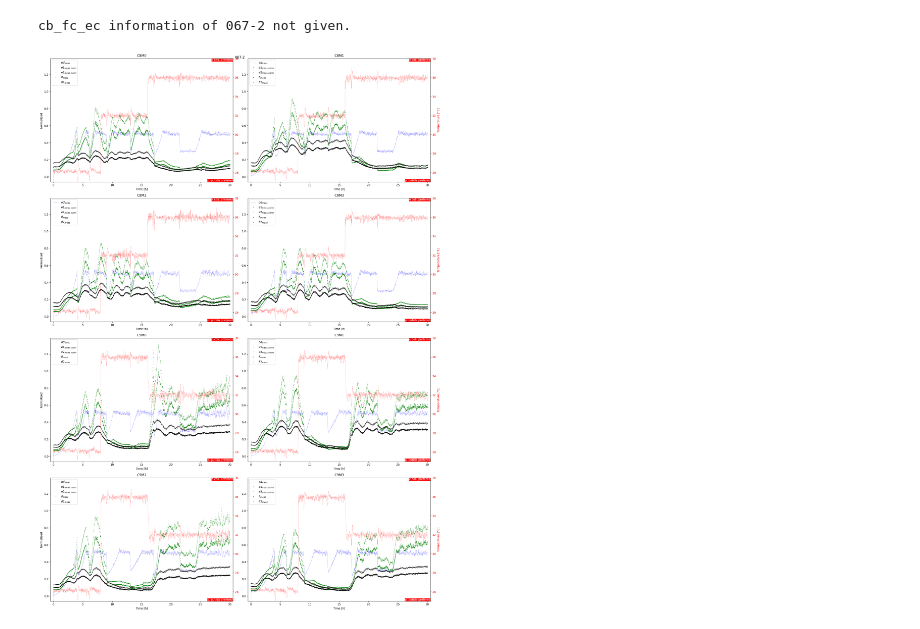
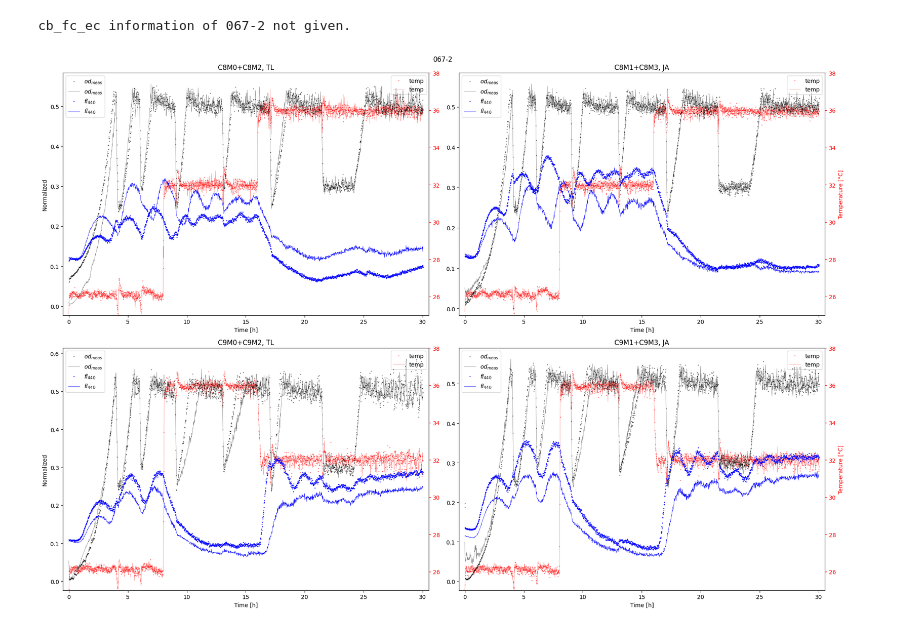
Before and after one commit to Janmorlock/PopEst, a Jupyter notebook: ScrapScript.ipynb, the cells around one changed output. Saved outputs shown, nothing was run; the diff lists cells and outputs as text; code cells hidden in the pictures.

```diff
--- a/ScrapScript.ipynb
+++ b/ScrapScript.ipynb
@@ -37,19 +37,20 @@ import os
 # SPECIFY DATA
 data_name = '067-2'
 cbParam = CbDataParam(data_name)
-cbParam.sampcycle = np.array([[0,1800] for i in range(cbParam.n_reactors)])
+# cbParam.sampcycle = np.array([[0,1800] for i in range(cbParam.n_reactors)])
 cbData = CbData(cbParam.path, cbParam.file_ind, cbParam.sampcycle, cbParam.n_reactors)
 
 parameters = Params().default
 
 # ANALYSIS
-# cbParam.n_reactors = 1
+cbParam.n_reactors = 4
+cbParam.titles = ['C8M0+C8M2, TL', 'C8M1+C8M3, JA', '', '', 'C9M0+C9M2, TL' ,'C9M1+C9M3, JA']
 b1_max = max(max(cbData.b1[j]) for j in range(cbParam.n_reactors))
 e1_max = max(max(cbData.b1[j]*cbData.fl[j]) for j in range(cbParam.n_reactors))
 n_rows = math.ceil(cbParam.n_reactors/2)
 n_culumns = 2 if cbParam.n_reactors > 1 else 1
 matplotlib.style.use('default')
-fig, ax = plt.subplots(n_rows,n_culumns,sharey='all')
+fig, ax = plt.subplots(n_rows,n_culumns)
 fig.set_figheight(n_rows*7)
 fig.set_figwidth(n_culumns*10)
 if n_culumns == 1:
@@ -60,59 +61,56 @@ for j in range(cbParam.n_reactors):
     r = j//2
     c = j%2
     # j = 1
+    if j > 1:
+        j += 2
 
     axr = ax[r][c].twinx()
     ax[r][c].set_zorder(2)
     axr.set_zorder(1)
     ax[r][c].patch.set_visible(False)
+    p1_tot = np.add.accumulate(cbData.p1[j])
+    p2_tot = np.add.accumulate(cbData.p2[j])
 
-    axr.plot(cbData.time_h[j],cbData.temp[j],'--r',lw=0.5, alpha=0.5)
+    axr.plot(cbData.time_h[j],cbData.temp[j],'.r',markersize = 1.5, alpha=0.5, label = 'temp')
+    axr.plot(cbData.time_h[j+2],cbData.temp[j+2],'r',lw=0.5, alpha=0.5, label = 'temp')
     # axr.plot(cbData.time_h[j],cbData.temp_sp[j],'r',lw=0.5, alpha=1, label = 'temp_sp')
     # axr.plot(cbData.time_h[j],cbData.temp_ext[j],'b',lw=0.5, alpha=1, label = 'temp_ext')
     # axr.plot(cbData.time_h[j],cbData.temp_int[j],'m',lw=0.5, alpha=1, label = 'temp_int')
     # ax[r][c].plot(cbData.time_h[j],cbData.hr[j]*100,'k',lw=0.5, alpha=0.5, label = '$hr_{meas}*100$')
-    ax[r][c].plot(cbData.time_h[j],cbData.od[j],'--b', lw=0.5, alpha=0.5, label = '$od_{meas}$')
-    ax[r][c].plot(cbData.time_h[j],cbData.fl[j]*cbData.b1[j]/e1_max,'.g',markersize = 1.5, label = '$e1_{meas,norm}$')
-    ax[r][c].plot(cbData.time_h[j],cbData.fl2[j]*cbData.b1[j]/e1_max,'.g',alpha = 0.5, markersize = 1.5, label = '$e2_{meas,norm}$')
-    # ax[r][c].plot(cbData.time_h[j],cbData.b1[j]/b1_max,'.b',markersize = 1, label = '$b1_{meas,norm}$')
-    ax[r][c].plot(cbData.time_h[j],cbData.fl[j],'.k',markersize = 1.5, alpha = 1, label = '$fl_{meas}$')
-    ax[r][c].plot(cbData.time_h[j],cbData.fl2[j],'.k',markersize = 1.5, alpha = 0.5, label = '$fl2_{meas}$')
+    ax[r][c].plot(cbData.time_h[j],cbData.od[j],'.k', markersize = 1.5, alpha=0.5, label = '$od_{meas}$')
+    ax[r][c].plot(cbData.time_h[j+2],cbData.od[j+2],'k', lw=0.5, alpha=0.5, label = '$od_{meas}$')
+    # ax[r][c].plot(cbData.time_h[j],cbData.fl[j]*cbData.b1[j]/e1_max,'.g',markersize = 1.5, label = '$e1_{meas,norm}$')
+    # ax[r][c].plot(cbData.time_h[j],cbData.fl2[j]*cbData.b1[j]/e1_max,'.g',alpha = 0.5, markersize = 1.5, label = '$e2_{meas,norm}$')
+    ax[r][c].plot(cbData.time_h[j],cbData.fl[j],'.', color = '#0000ff',markersize = 1.5, alpha = 1, label = '$fl_{440}$')
+    # ax[r][c].plot(cbData.time_h[j],cbData.fl2[j],'.', color = '#00a9ff',markersize = 1.5, alpha = 1, label = '$fl_{470}$')
+    # ax[r][c].plot(cbData.time_h[j],p1_tot/p1_tot[-1],'.m',markersize = 1.5, alpha = 0.5, label = '$p1$')
+    # ax[r][c].plot(cbData.time_h[j],p2_tot/p2_tot[-1],'.g',markersize = 1.5, alpha = 0.5, label = '$p2$')
+    ax[r][c].plot(cbData.time_h[j+2],cbData.fl[j+2], color = '#0000ff',lw = 0.5, alpha = 1, label = '$fl_{440}$')
 
     ax[r][c].legend(loc="upper left")
+    axr.legend(loc="upper right")
     # axr.legend(loc="upper right")
     if (j%2 == 0):
         ax[r][c].set_ylabel("Normalized")
     else:
         axr.set_ylabel('Temperature [°C]', color='r')
         ax[r][c].tick_params(axis='y', labelleft=True)
     axr.tick_params(axis='y', color='r', labelcolor='r')
-    axr.text(1, 1, 'e coli. prefered',
-            horizontalalignment='right',
-            verticalalignment='top',
-            transform=axr.transAxes,
-            color='w',
-            bbox={'facecolor': 'red', 'alpha': 1, 'pad': 0, 'edgecolor': 'r'})
-    axr.text(1, 0, 'p. putida prefered',
-            horizontalalignment='right',
-            verticalalignment='bottom',
-            transform=axr.transAxes,
-            color='w',
-            bbox={'facecolor': 'red', 'alpha': 1, 'pad': 0, 'edgecolor': 'r'})
     ax[r][c].set_xlabel("Time [h]")
     ax[r][c].set_xlim([cbData.time_h[j][0]-0.5,cbData.time_h[j][-1]+0.5])
     # ax[r][c].set_ylim([-5,105])
     axr.set_ylim([25,38])
     ax[r][c].set_title(cbParam.titles[j])
 # TODO: Set titles
 fig.suptitle(data_name)
 fig.tight_layout()
 results_dir = "Images/{}".format(data_name)
 if not os.path.isdir(results_dir):
     os.makedirs(results_dir)
-fig.savefig(results_dir+"/analysis_fl.png")
+fig.savefig(results_dir+"/analysis_fl_comp.png")
 # %% [output]
 cb_fc_ec information of 067-2 not given.
-[figure, old version]
+[figure, new version]
 # %%
 import numpy as np
 import math
```
Also changed, not shown: parts of 1 cell of this notebook, 4 other files.
